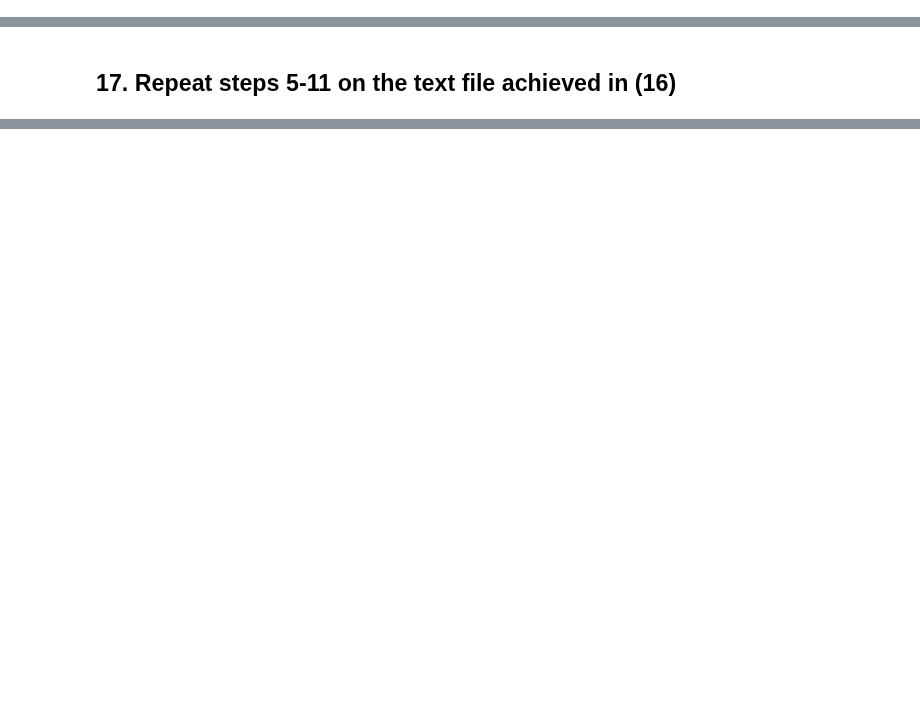
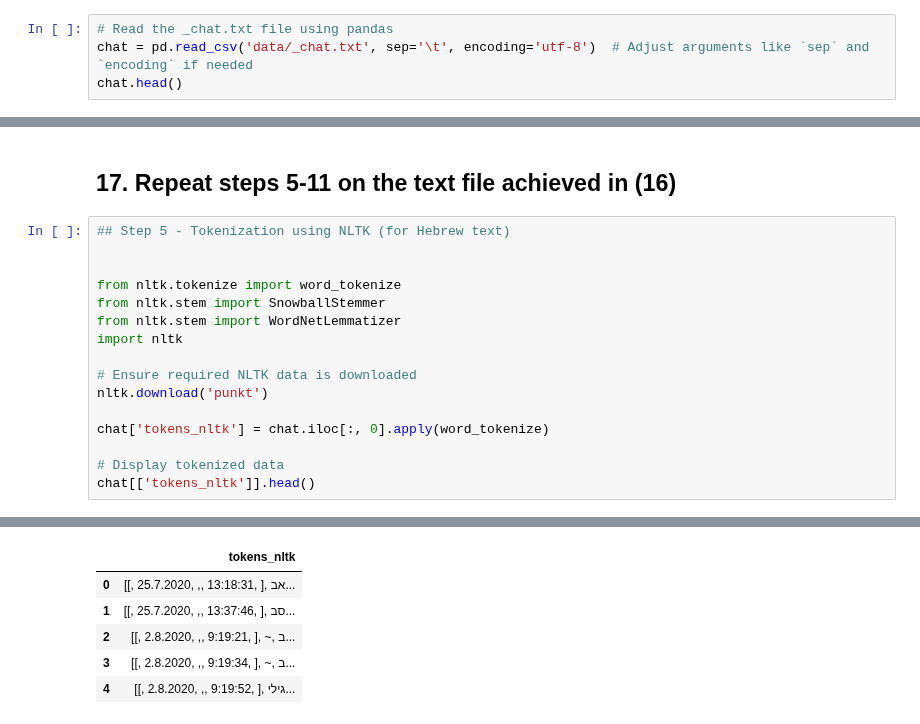
Before and after one commit to vodkolav/DSlab1, a Jupyter notebook: NLP/Assignment1.ipynb, the cells around one changed output, grey strips where cells are left out. Saved outputs shown, nothing was run; the diff lists cells and outputs as text; blank space fills up the shorter version.

Commit message:
Downloaded Whatsapp chat and repeated steps 5-10 using nltk (10 still needs further fixing)

```diff
--- a/NLP/Assignment1.ipynb
+++ b/NLP/Assignment1.ipynb
@@ -341,3 +341,7 @@ Michael
   (at least 50 messages in Hebrew).
 
   Barack
+# %%
+# Read the _chat.txt file using pandas
+chat = pd.read_csv('data/_chat.txt', sep='\t', encoding='utf-8')  # Adjust arguments like `sep` and `encoding` if needed
+chat.head()
@@ -344,3 +355,20 @@ Michael
 # %% [markdown]
 
   ## 17. Repeat steps 5-11 on the text file achieved in (16)
+# %%
+## Step 5 - Tokenization using NLTK (for Hebrew text)
+
+
+from nltk.tokenize import word_tokenize
+from nltk.stem import SnowballStemmer
+from nltk.stem import WordNetLemmatizer
+import nltk
+
+# Ensure required NLTK data is downloaded
+nltk.download('punkt')
+
+chat['tokens_nltk'] = chat.iloc[:, 0].apply(word_tokenize)
+
+# Display tokenized data
+chat[['tokens_nltk']].head()
+# %% [output]
@@ -346,0 +378,6 @@ Michael
+|  | tokens_nltk |
+| 0 | [[, 25.7.2020, ,, 13:18:31, ], אב... |
+| 1 | [[, 25.7.2020, ,, 13:37:46, ], סב... |
+| 2 | [[, 2.8.2020, ,, 9:19:21, ], ~, ב... |
+| 3 | [[, 2.8.2020, ,, 9:19:34, ], ~, ב... |
+| 4 | [[, 2.8.2020, ,, 9:19:52, ], גילי... |
```
Also changed, not shown: parts of 13 cells of this notebook.
